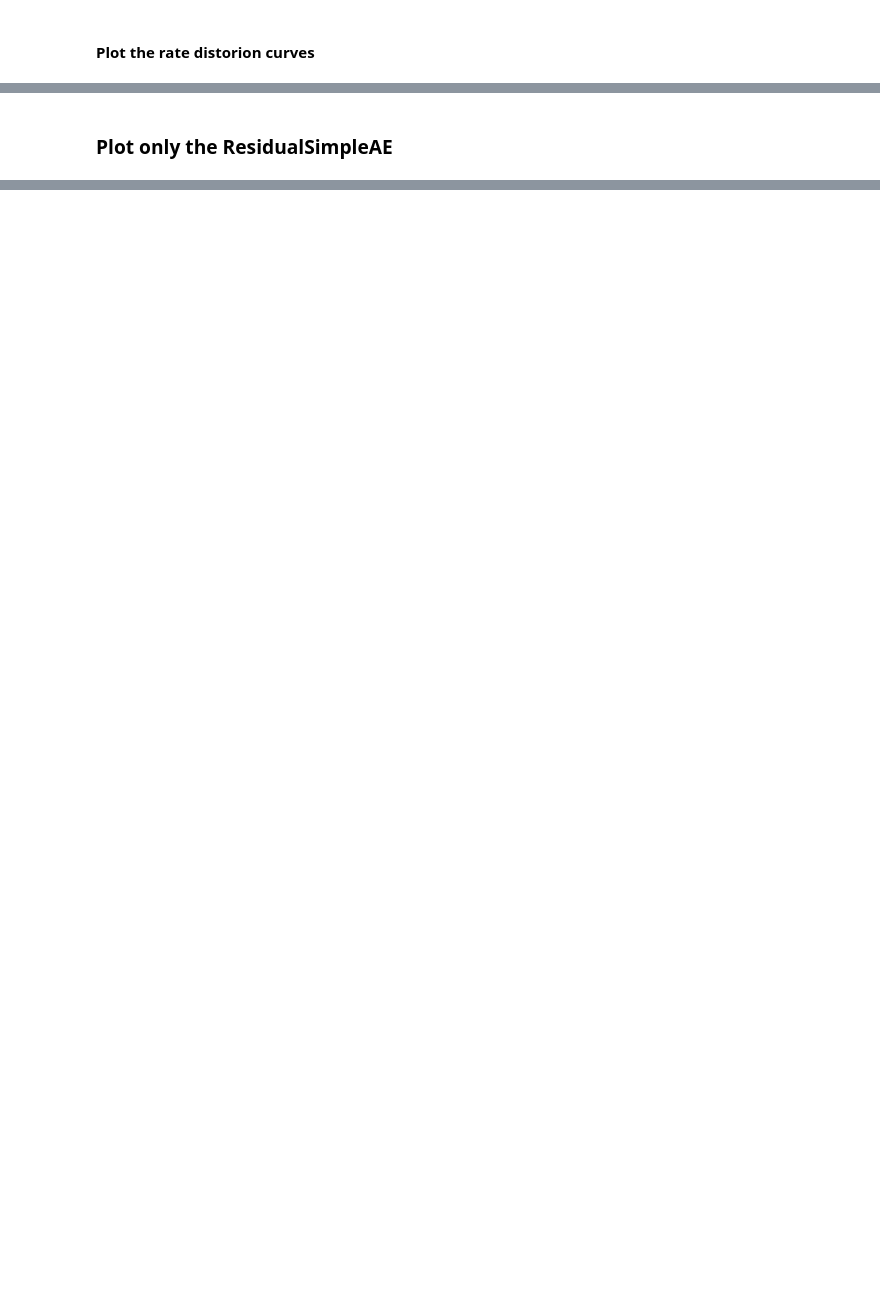
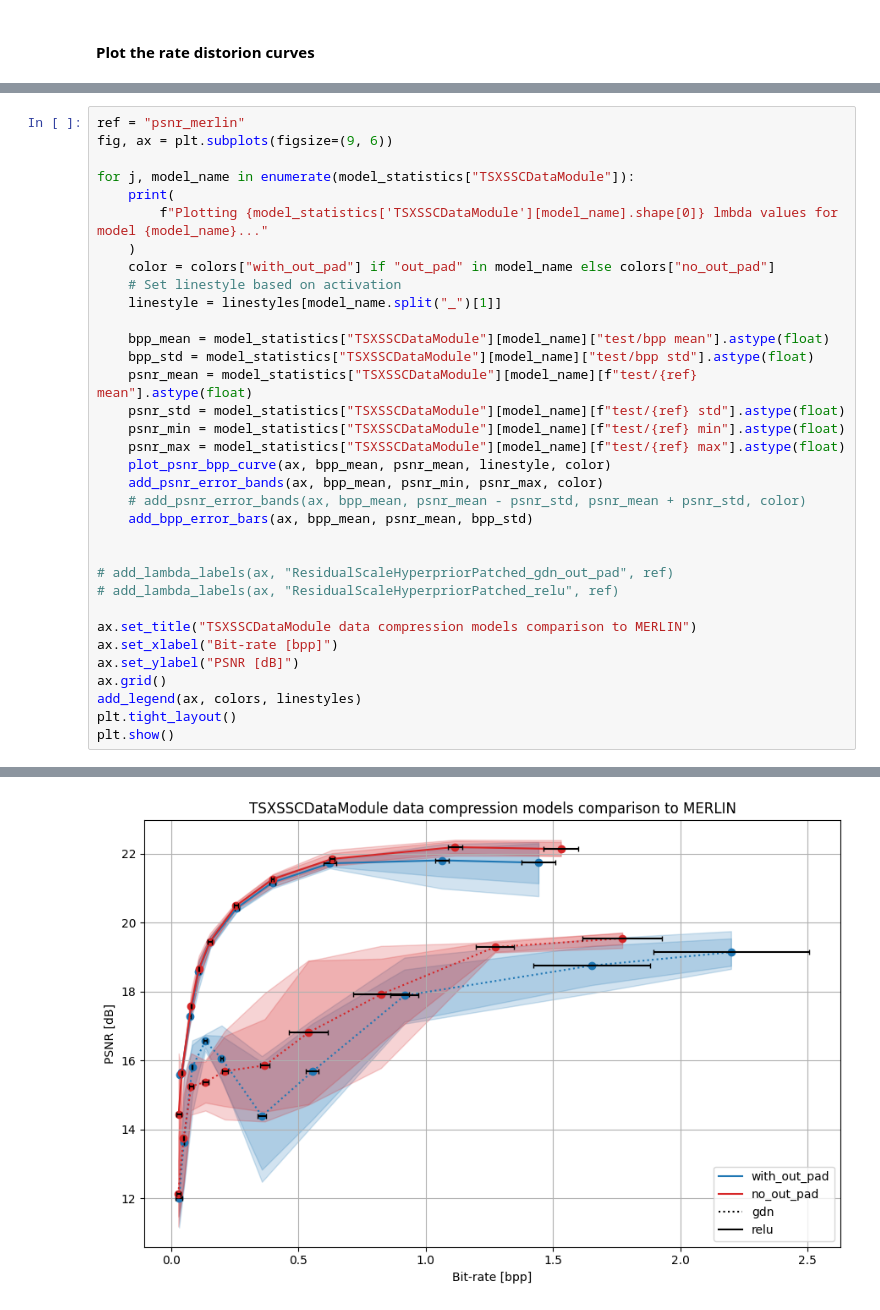
Before and after one commit to CedricLeon/SAR_DDC_FPGA, a Jupyter notebook: notebooks/RD-curve_plots.ipynb, the cells around one changed output, grey strips where cells are left out. Saved outputs shown, nothing was run; the diff lists cells and outputs as text; blank space fills up the shorter version.

```diff
--- a/notebooks/RD-curve_plots.ipynb
+++ b/notebooks/RD-curve_plots.ipynb
@@ -362,2 +397,35 @@ plt.show()
-# %% [markdown]
-### Plot only the ResidualSimpleAE
+# %%
+ref = "psnr_merlin"
+fig, ax = plt.subplots(figsize=(9, 6))
+
+for j, model_name in enumerate(model_statistics["TSXSSCDataModule"]):
+    print(
+        f"Plotting {model_statistics['TSXSSCDataModule'][model_name].shape[0]} lmbda values for model {model_name}..."
+    )
+    color = colors["with_out_pad"] if "out_pad" in model_name else colors["no_out_pad"]
+    # Set linestyle based on activation
+    linestyle = linestyles[model_name.split("_")[1]]
+
+    bpp_mean = model_statistics["TSXSSCDataModule"][model_name]["test/bpp mean"].astype(float)
+    bpp_std = model_statistics["TSXSSCDataModule"][model_name]["test/bpp std"].astype(float)
+    psnr_mean = model_statistics["TSXSSCDataModule"][model_name][f"test/{ref} mean"].astype(float)
+    psnr_std = model_statistics["TSXSSCDataModule"][model_name][f"test/{ref} std"].astype(float)
+    psnr_min = model_statistics["TSXSSCDataModule"][model_name][f"test/{ref} min"].astype(float)
+    psnr_max = model_statistics["TSXSSCDataModule"][model_name][f"test/{ref} max"].astype(float)
+    plot_psnr_bpp_curve(ax, bpp_mean, psnr_mean, linestyle, color)
+    add_psnr_error_bands(ax, bpp_mean, psnr_min, psnr_max, color)
+    # add_psnr_error_bands(ax, bpp_mean, psnr_mean - psnr_std, psnr_mean + psnr_std, color)
+    add_bpp_error_bars(ax, bpp_mean, psnr_mean, bpp_std)
+
+
+# add_lambda_labels(ax, "ResidualScaleHyperpriorPatched_gdn_out_pad", ref)
+# add_lambda_labels(ax, "ResidualScaleHyperpriorPatched_relu", ref)
+
+ax.set_title("TSXSSCDataModule data compression models comparison to MERLIN")
+ax.set_xlabel("Bit-rate [bpp]")
+ax.set_ylabel("PSNR [dB]")
+ax.grid()
+add_legend(ax, colors, linestyles)
+plt.tight_layout()
+plt.show()
+# %% [output]
@@ -364 +436,2 @@ plt.show()
+[figure, added]
 # %%
```
Also changed, not shown: parts of 27 cells of this notebook.
